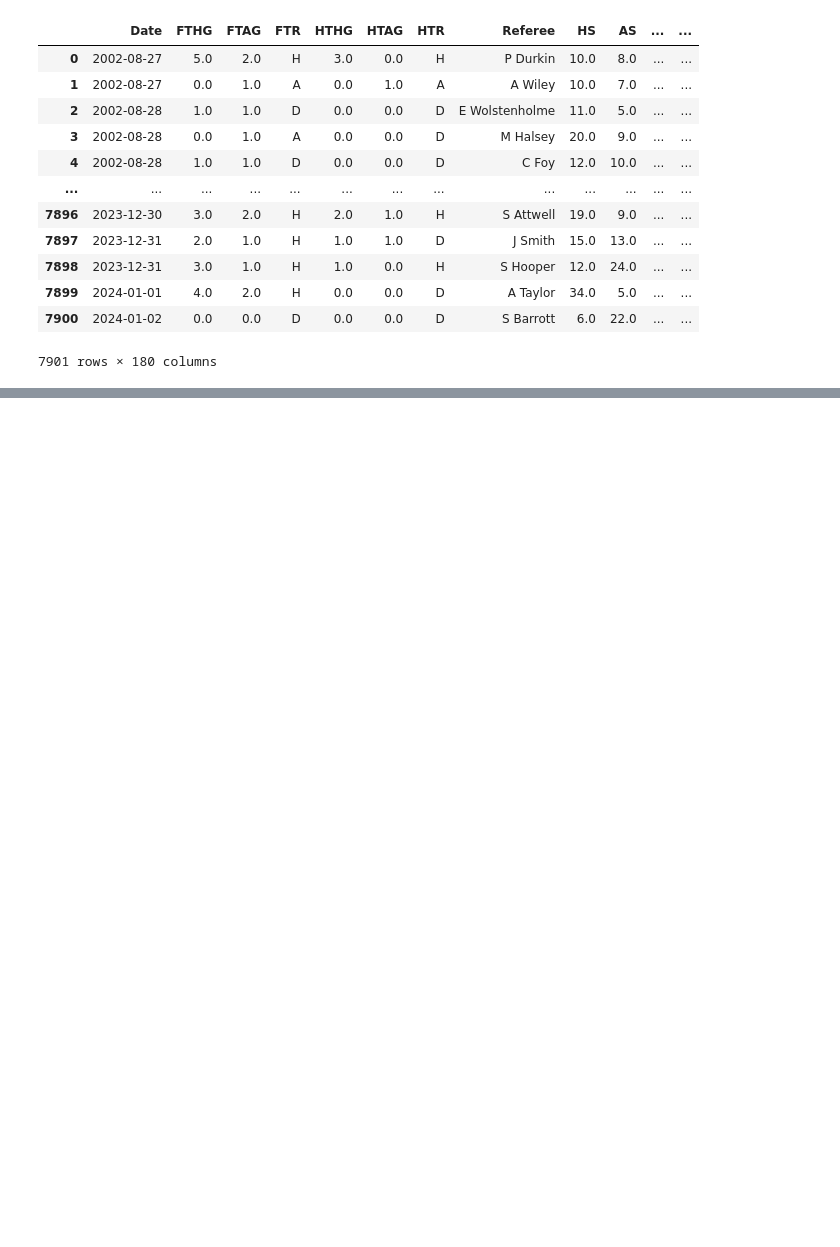
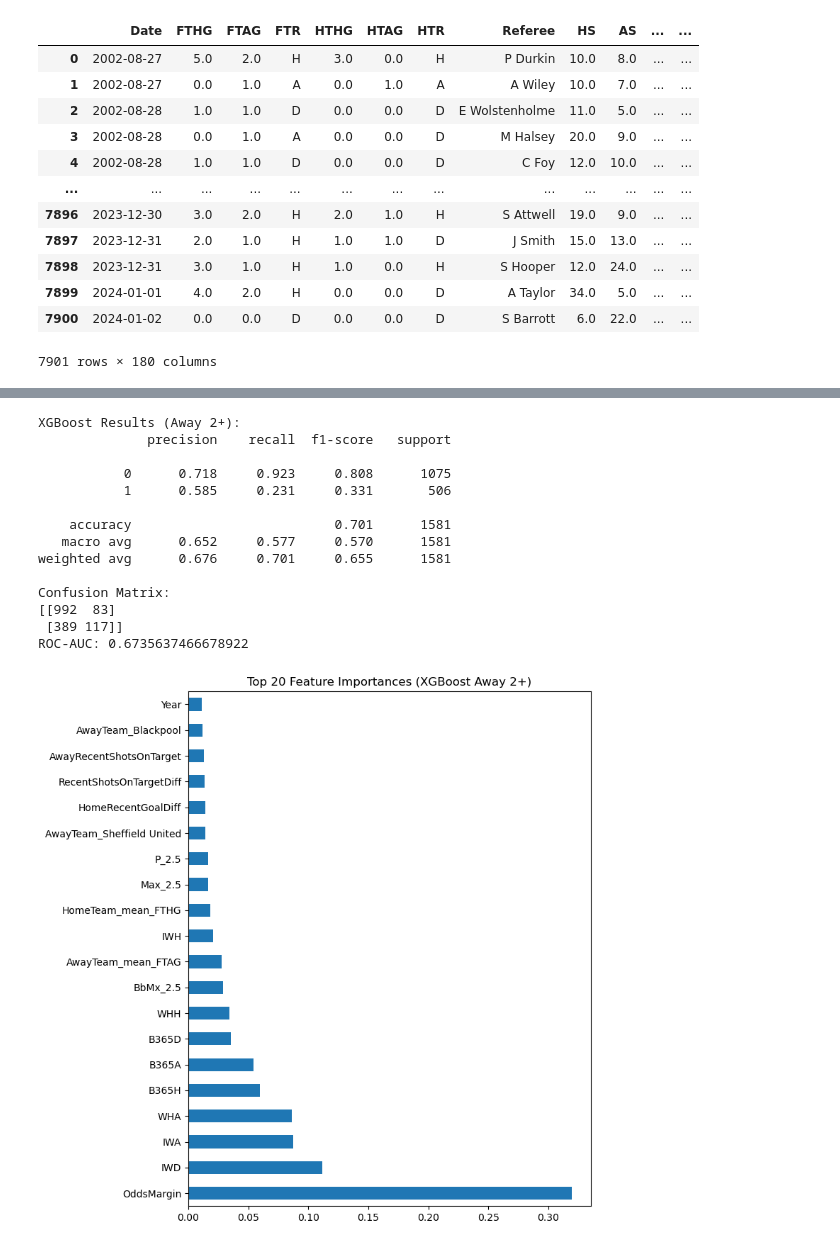
Before and after one commit to Shab00/Over-Under2.5Goals, a Jupyter notebook: notebooks/randomForrest.ipynb, the cells around one changed output, grey strips where cells are left out. Drawn from its saved outputs; the diff is of its cells as text; code cells hidden in the pictures; blank space fills up the shorter version.

```diff
--- a/notebooks/randomForrest.ipynb
+++ b/notebooks/randomForrest.ipynb
@@ -185,0 +348,43 @@ weighted avg       0.65      0.68      0.64      1581
+# %%
+X_train = X_train.rename(columns=lambda x: x.replace('[', '_').replace(']', '_').replace('<', '_'))
+X_test = X_test.rename(columns=lambda x: x.replace('[', '_').replace(']', '_').replace('<', '_'))
+
+xgb_model = xgb.XGBClassifier(
+    n_estimators=10,
+    max_depth=2,
+    n_jobs=1,
+    random_state=42,
+    eval_metric='logloss'
+)
+xgb_model.fit(X_train, y_train)
+
+y_pred_xgb = xgb_model.predict(X_test)
+y_proba_xgb = xgb_model.predict_proba(X_test)[:, 1]
+
+print("\nXGBoost Results (Away 2+):")
+print(classification_report(y_test, y_pred_xgb, digits=3))
+print("Confusion Matrix:")
+print(confusion_matrix(y_test, y_pred_xgb))
+print("ROC-AUC:", roc_auc_score(y_test, y_proba_xgb))
+
+importances = pd.Series(xgb_model.feature_importances_, index=X_train.columns)
+importances.nlargest(20).plot(kind='barh', figsize=(8, 8))
+plt.title('Top 20 Feature Importances (XGBoost Away 2+)')
+plt.tight_layout()
+plt.show()
+# %% [output]
+XGBoost Results (Away 2+):
+              precision    recall  f1-score   support
+
+           0      0.718     0.923     0.808      1075
+           1      0.585     0.231     0.331       506
+
+    accuracy                          0.701      1581
+   macro avg      0.652     0.577     0.570      1581
+weighted avg      0.676     0.701     0.655      1581
+
+Confusion Matrix:
+[[992  83]
+ [389 117]]
+ROC-AUC: 0.6735637466678922
+[figure, added]
```
Also changed, not shown: parts of 15 cells of this notebook, 7 other files.
